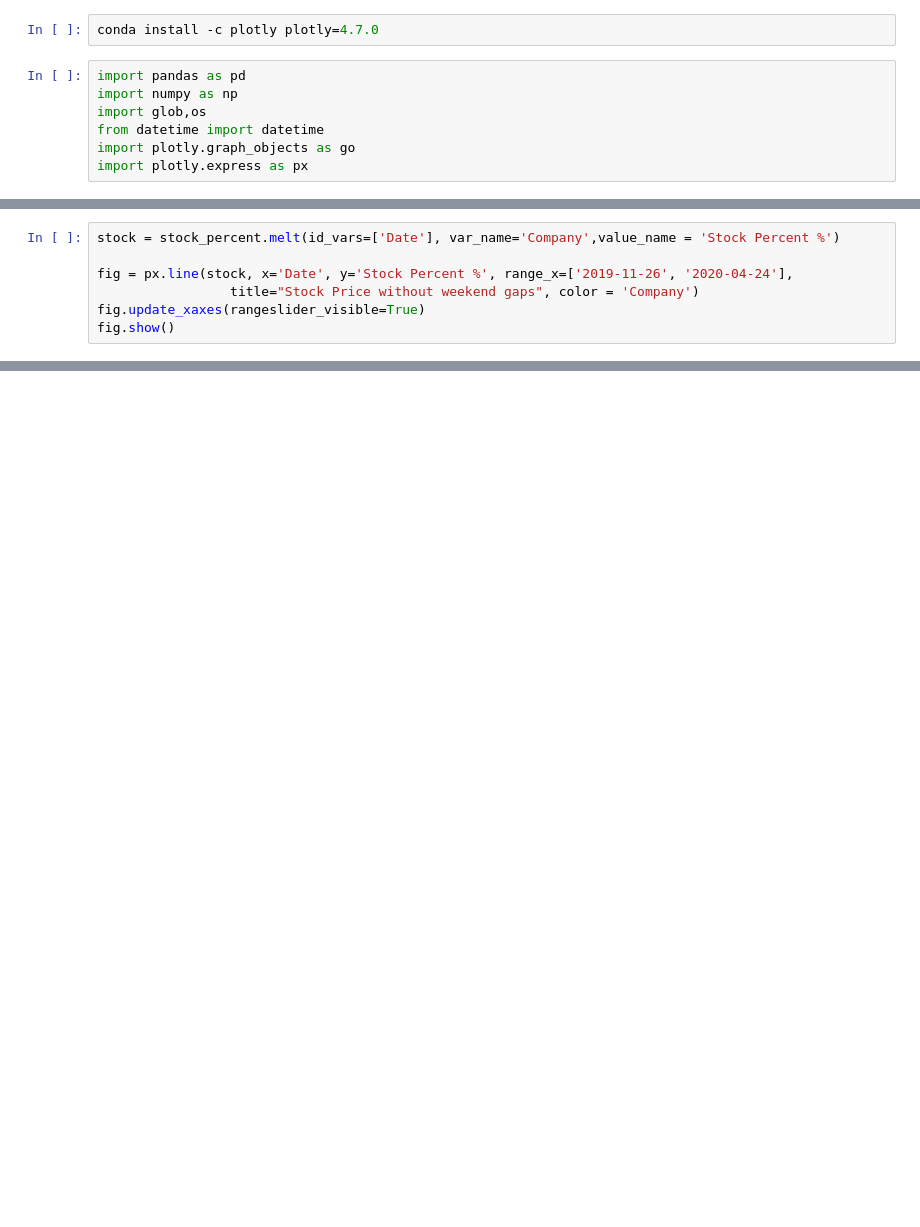
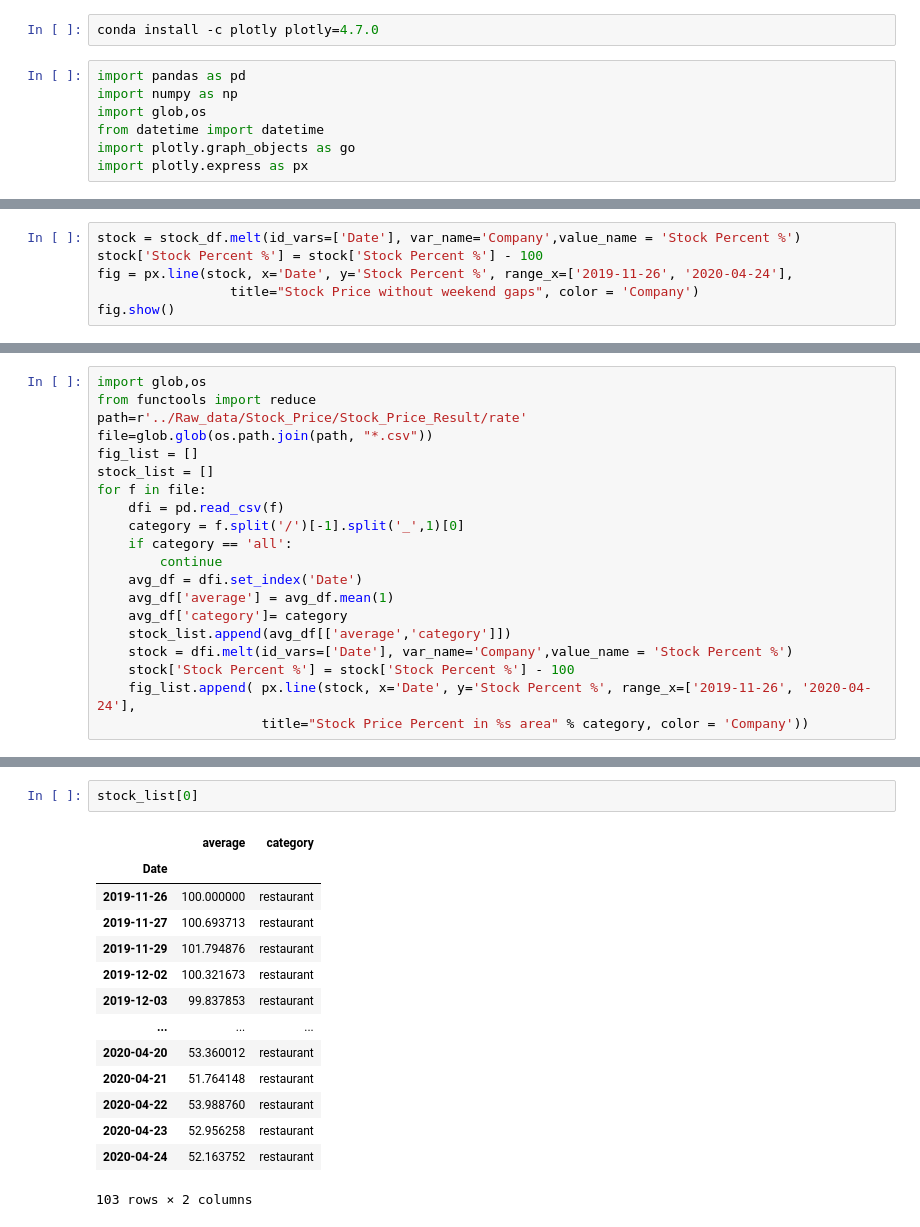
Before and after one commit to HaroldTang/Covid19_LockDown_Project, a Jupyter notebook: Code/Stockprice_Analysis.ipynb, the cells around one changed output, grey strips where cells are left out. Saved outputs shown, nothing was run; the diff lists cells and outputs as text; blank space fills up the shorter version.

```diff
--- a/Code/Stockprice_Analysis.ipynb
+++ b/Code/Stockprice_Analysis.ipynb
@@ -47,9 +27,8 @@ stock_percent
 # %%
-stock = stock_percent.melt(id_vars=['Date'], var_name='Company',value_name = 'Stock Percent %')
-
+stock = stock_df.melt(id_vars=['Date'], var_name='Company',value_name = 'Stock Percent %')
+stock['Stock Percent %'] = stock['Stock Percent %'] - 100
 fig = px.line(stock, x='Date', y='Stock Percent %', range_x=['2019-11-26', '2020-04-24'],
                  title="Stock Price without weekend gaps", color = 'Company')
-fig.update_xaxes(rangeslider_visible=True)
 fig.show()
 # %% [output]
 [interactive output not drawn]
@@ -56,0 +35,20 @@ fig.show()
+# %%
+import glob,os
+from functools import reduce
+path=r'../Raw_data/Stock_Price/Stock_Price_Result/rate'
+file=glob.glob(os.path.join(path, "*.csv"))
+fig_list = []
+stock_list = []
+for f in file:
+    dfi = pd.read_csv(f)
+    category = f.split('/')[-1].split('_',1)[0]
+    if category == 'all':
+        continue
+    avg_df = dfi.set_index('Date')
+    avg_df['average'] = avg_df.mean(1)
+    avg_df['category']= category
+    stock_list.append(avg_df[['average','category']])
+    stock = dfi.melt(id_vars=['Date'], var_name='Company',value_name = 'Stock Percent %')
+    stock['Stock Percent %'] = stock['Stock Percent %'] - 100
+    fig_list.append( px.line(stock, x='Date', y='Stock Percent %', range_x=['2019-11-26', '2020-04-24'],
+                     title="Stock Price Percent in %s area" % category, color = 'Company'))
@@ -56,0 +83,17 @@ fig.show()
+# %%
+stock_list[0]
+# %% [output]
+|  | average | category |
+| Date |  |  |
+| 2019-11-26 | 100.000000 | restaurant |
+| 2019-11-27 | 100.693713 | restaurant |
+| 2019-11-29 | 101.794876 | restaurant |
+| 2019-12-02 | 100.321673 | restaurant |
+| 2019-12-03 | 99.837853 | restaurant |
+| ... | ... | ... |
+| 2020-04-20 | 53.360012 | restaurant |
+| 2020-04-21 | 51.764148 | restaurant |
+| 2020-04-22 | 53.988760 | restaurant |
+| 2020-04-23 | 52.956258 | restaurant |
+| 2020-04-24 | 52.163752 | restaurant |
+103 rows × 2 columns
```
Also changed, not shown: parts of 12 cells of this notebook, 19 other files.
